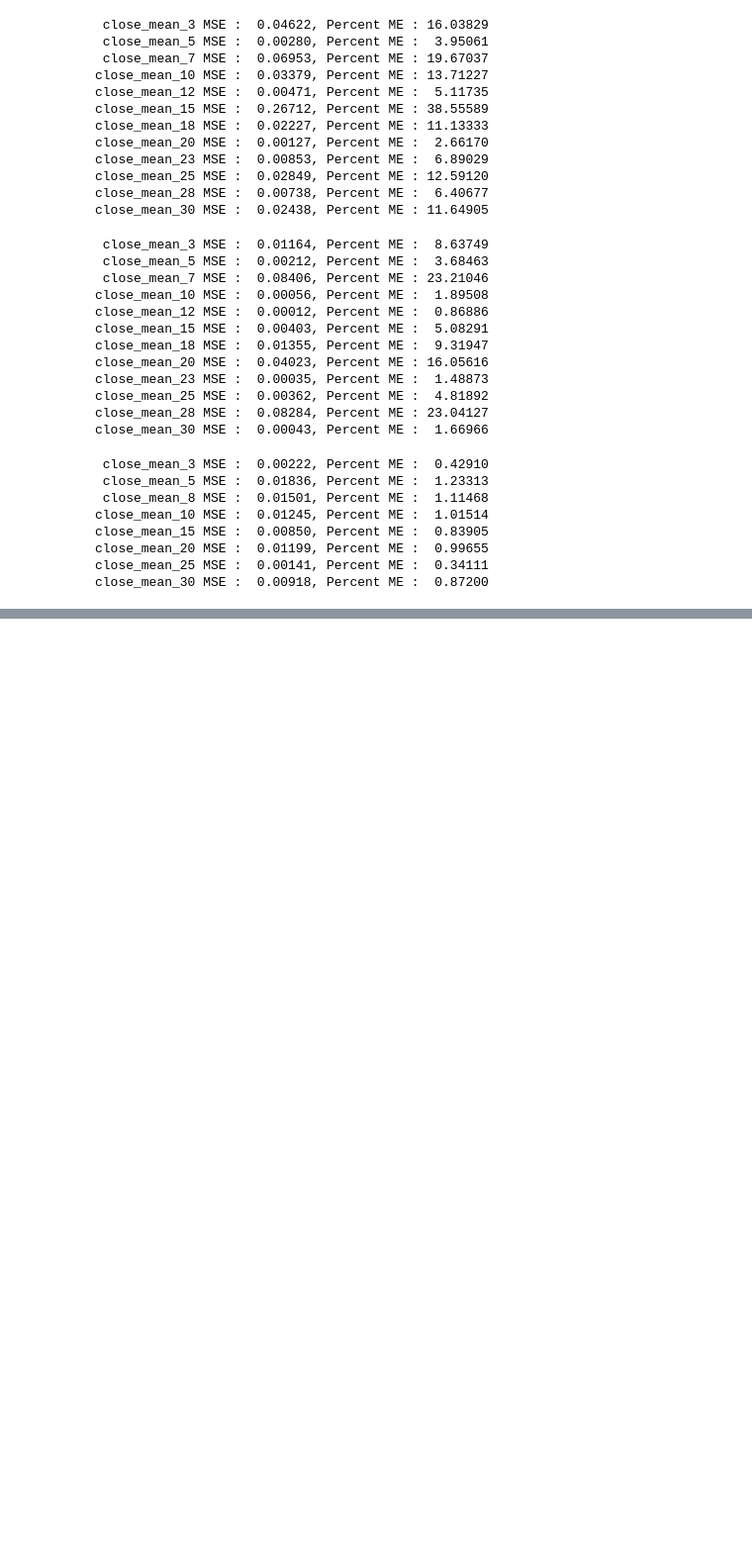
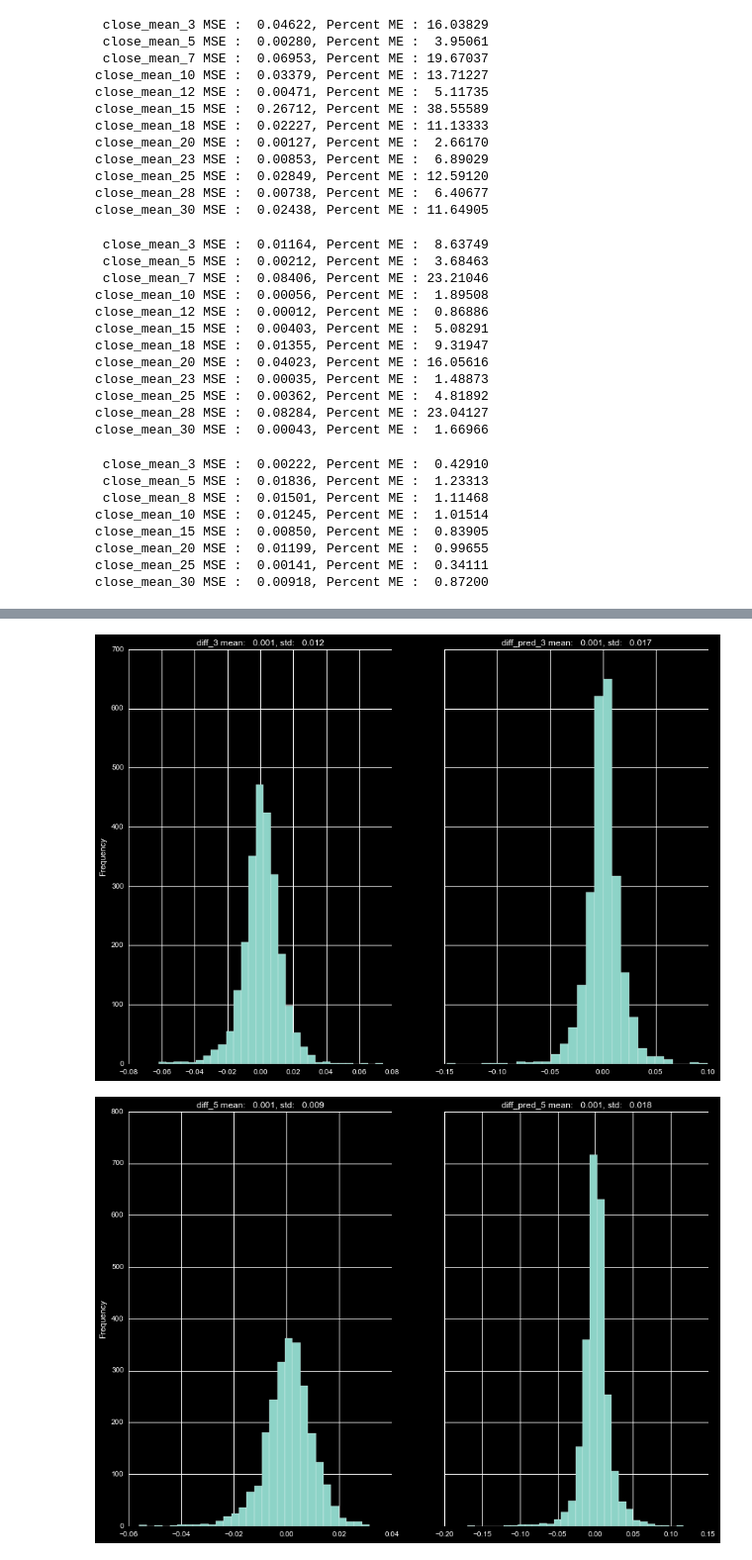
Before and after one commit to markertsean/python_trader, a Jupyter notebook: gen_predictor.ipynb, the cells around one changed output, grey strips where cells are left out. Shown at 99% size. Saved outputs shown, nothing was run; the diff lists cells and outputs as text; code cells hidden in the pictures; blank space fills up the shorter version.

```diff
--- a/gen_predictor.ipynb
+++ b/gen_predictor.ipynb
@@ -535,0 +359,16 @@ date
+# %%
+rolling_df = close_df.copy()
+
+for i in roll_nums:
+    rolling_df['diff_'     +str(i)] = close_df['close_mean_'+str(i)]/close_df['close_mean_'+str(i)].shift(-1) - 1.
+    rolling_df['diff_pred_'+str(i)] = close_df[ 'pred_mean_'+str(i)]/close_df[ 'pred_mean_'+str(i)].shift(-1) - 1.
+
+    f, (ax1, ax2) = plt.subplots(1, 2, sharey=True)
+    rolling_df['diff_'+str(i)].plot.hist( bins=30, ax=ax1 )
+    ax1.set_title( 'diff_'+str(i)+ ' mean: %7.3f, std: %7.3f ' % (rolling_df['diff_'+str(i)].mean(),rolling_df['diff_'+str(i)].std()) )
+    rolling_df['diff_pred_'+str(i)].plot.hist( bins=30, ax=ax2 )
+    ax2.set_title( 'diff_pred_'+str(i)+ ' mean: %7.3f, std: %7.3f ' % (rolling_df['diff_pred_'+str(i)].mean(),rolling_df['diff_pred_'+str(i)].std()) )
+    plt.show()
+# %% [output]
+[figure, added]
+[figure, added]
```
Also changed, not shown: parts of 17 cells of this notebook.
